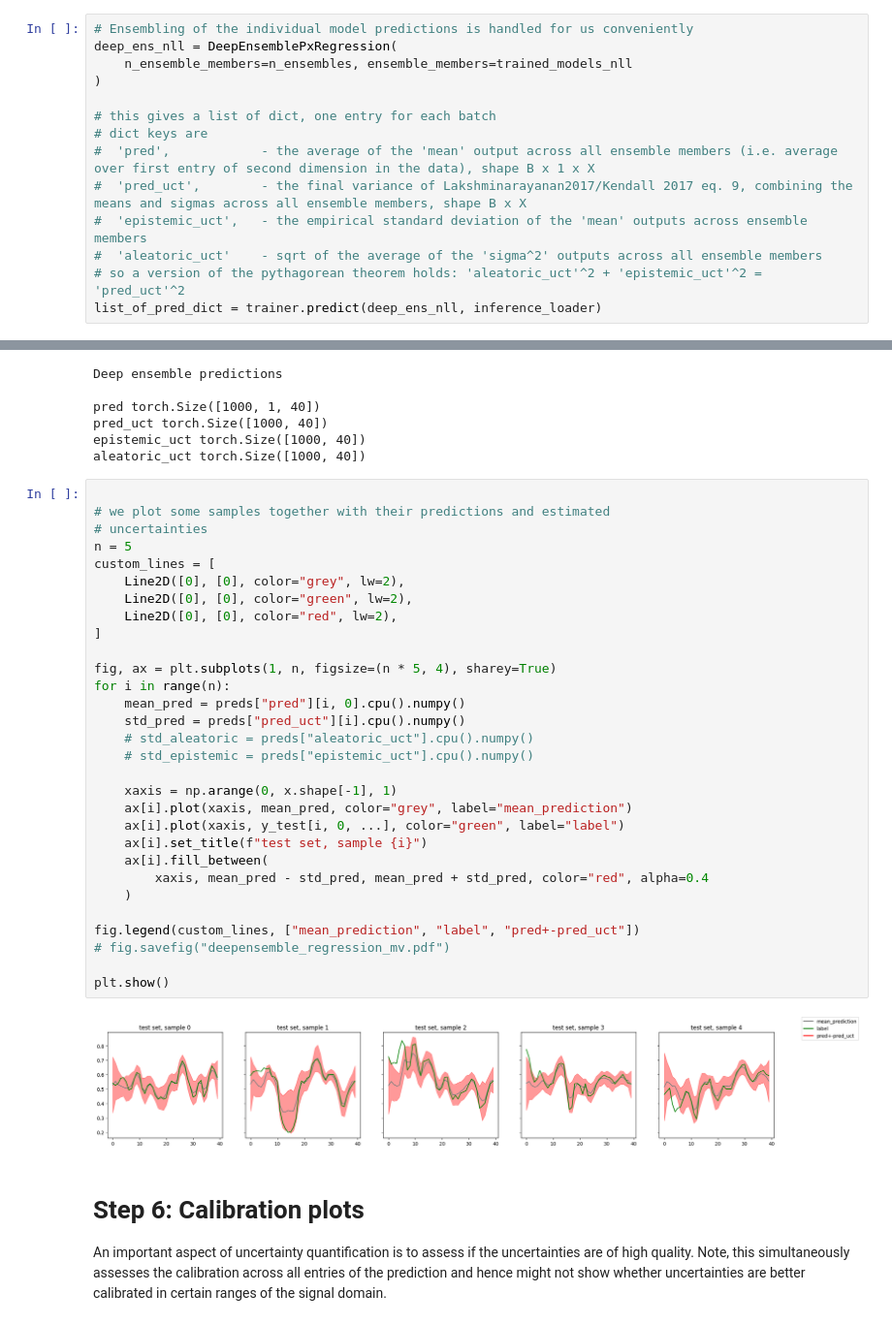
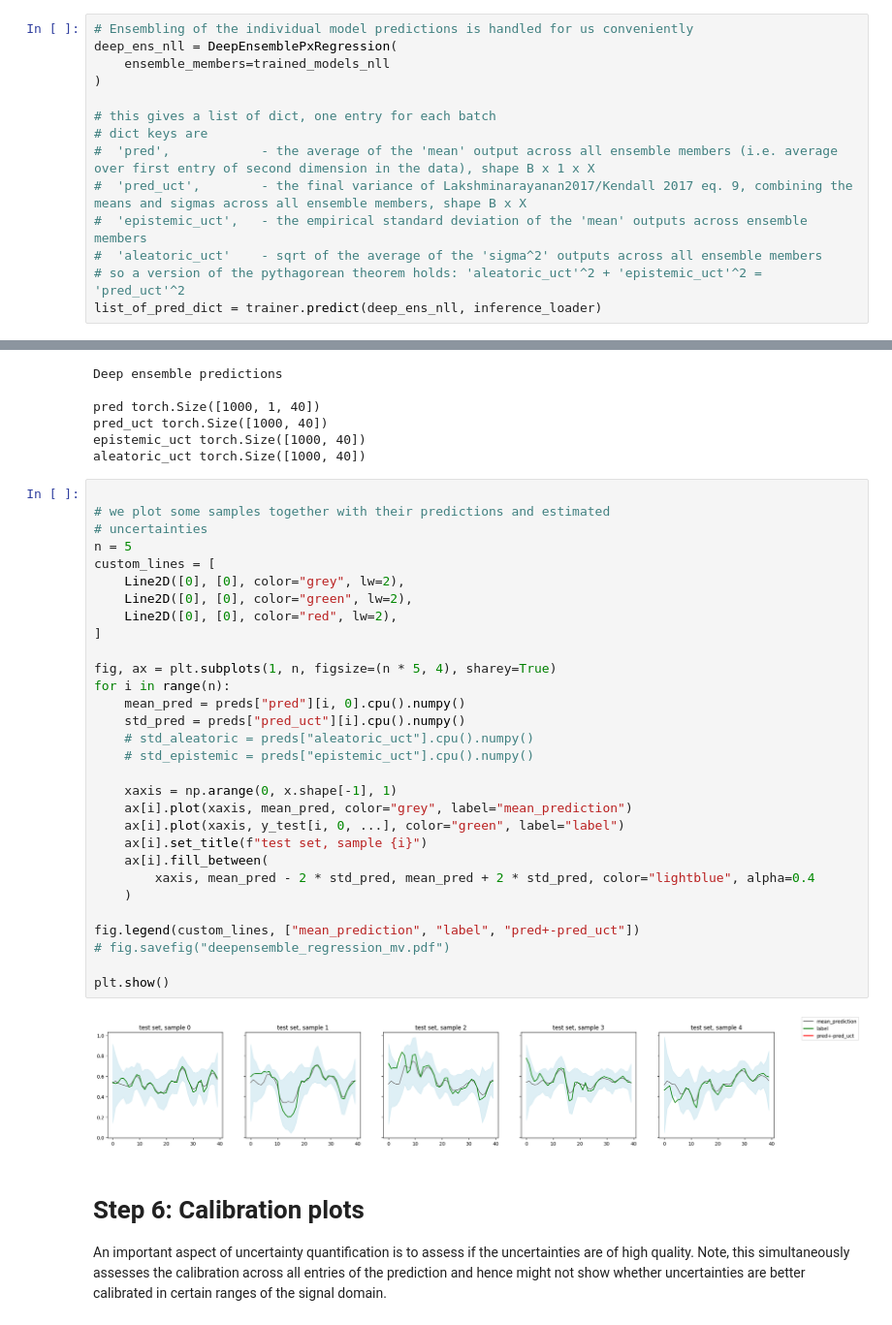
Before and after one commit to lightning-uq-box/lightning-uq-box, a Jupyter notebook: docs/tutorials/regression/deep_ensemble_mv.ipynb, the cells around one changed output, grey strips where cells are left out. Shown at 97% size. Saved outputs shown, nothing was run; the diff lists cells and outputs as text.

```diff
--- a/docs/tutorials/regression/deep_ensemble_mv.ipynb
+++ b/docs/tutorials/regression/deep_ensemble_mv.ipynb
@@ -470,7 +472,7 @@ inference_loader = torch.utils.data.DataLoader(
 # %%
 # Ensembling of the individual model predictions is handled for us conveniently
 deep_ens_nll = DeepEnsemblePxRegression(
-    n_ensemble_members=n_ensembles, ensemble_members=trained_models_nll
+    ensemble_members=trained_models_nll
 )
 
 # this gives a list of dict, one entry for each batch
@@ -515,35 +537,35 @@ aleatoric_uct torch.Size([1000, 40])
 # %%
 
 # we plot some samples together with their predictions and estimated
 # uncertainties
 n = 5
 custom_lines = [
     Line2D([0], [0], color="grey", lw=2),
     Line2D([0], [0], color="green", lw=2),
     Line2D([0], [0], color="red", lw=2),
 ]
 
 fig, ax = plt.subplots(1, n, figsize=(n * 5, 4), sharey=True)
 for i in range(n):
     mean_pred = preds["pred"][i, 0].cpu().numpy()
     std_pred = preds["pred_uct"][i].cpu().numpy()
     # std_aleatoric = preds["aleatoric_uct"].cpu().numpy()
     # std_epistemic = preds["epistemic_uct"].cpu().numpy()
 
     xaxis = np.arange(0, x.shape[-1], 1)
     ax[i].plot(xaxis, mean_pred, color="grey", label="mean_prediction")
     ax[i].plot(xaxis, y_test[i, 0, ...], color="green", label="label")
     ax[i].set_title(f"test set, sample {i}")
     ax[i].fill_between(
-        xaxis, mean_pred - std_pred, mean_pred + std_pred, color="red", alpha=0.4
+        xaxis, mean_pred - 2 * std_pred, mean_pred + 2 * std_pred, color="lightblue", alpha=0.4
     )
 
 fig.legend(custom_lines, ["mean_prediction", "label", "pred+-pred_uct"])
 # fig.savefig("deepensemble_regression_mv.pdf")
 
 plt.show()
 # %% [output]
-[figure, old version]
+[figure, new version]
 # %% [markdown]
 # Step 6: Calibration plots
 
```
Also changed, not shown: parts of 11 cells of this notebook.
